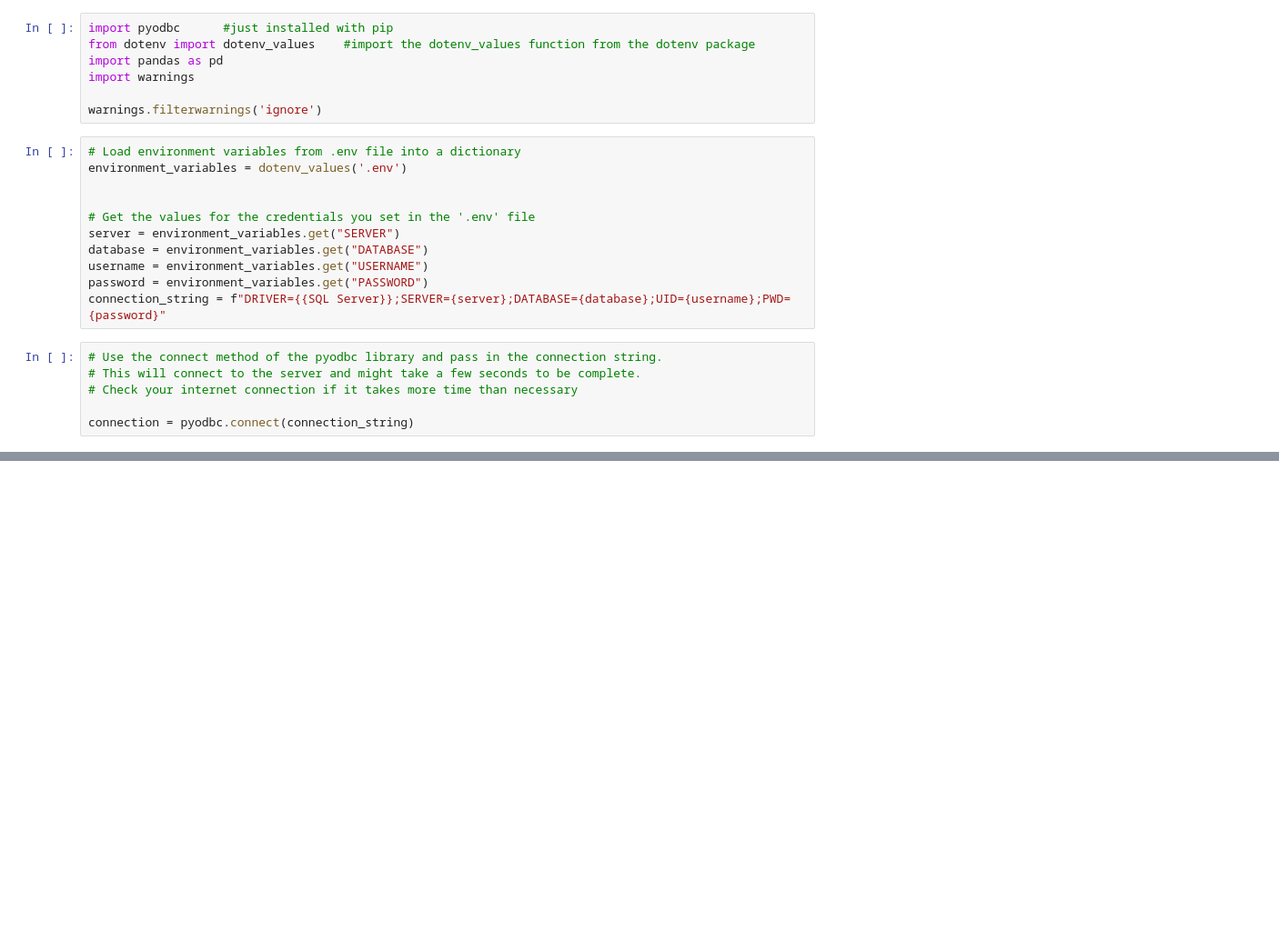
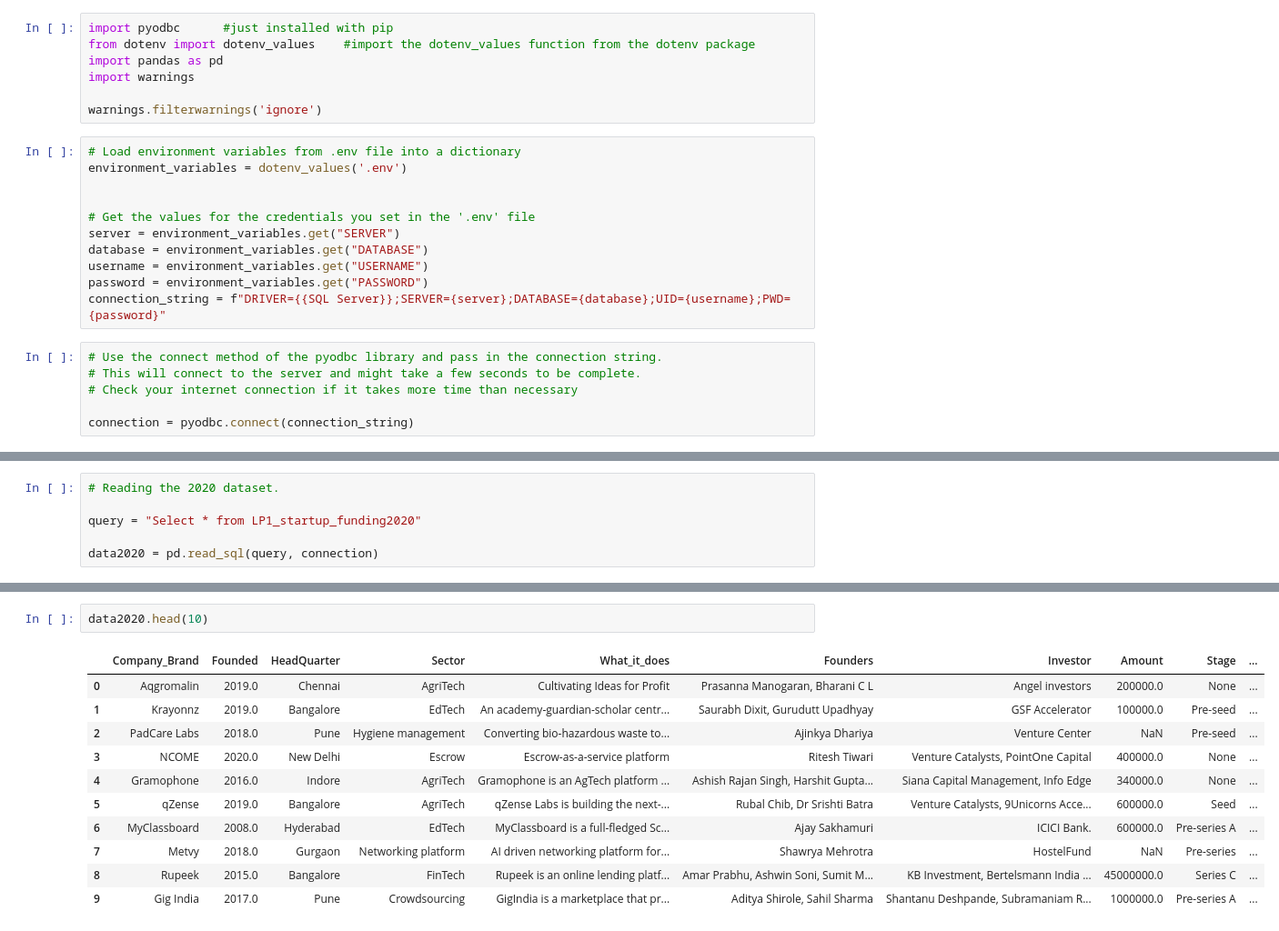
Before and after one commit to OnsongoN/firstLP1, a Jupyter notebook: notebook.ipynb, the cells around one changed output, grey strips where cells are left out. Shown at 91% size. Drawn from its saved outputs; the diff is of its cells as text; blank space fills up the shorter version.

```diff
--- a/notebook.ipynb
+++ b/notebook.ipynb
@@ -54,0 +33,6 @@ data
+# %%
+# Reading the 2020 dataset.
+
+query = "Select * from LP1_startup_funding2020"
+
+data2020 = pd.read_sql(query, connection)
@@ -54,0 +141,14 @@ data
+# %%
+data2020.head(10)
+# %% [output]
+|  | Company_Brand | Founded | HeadQuarter | Sector | What_it_does | Founders | Investor | Amount | Stage | ... |
+| 0 | Aqgromalin | 2019.0 | Chennai | AgriTech | Cultivating Ideas for Profit | Prasanna Manogaran, Bharani C L | Angel investors | 200000.0 | None | ... |
+| 1 | Krayonnz | 2019.0 | Bangalore | EdTech | An academy-guardian-scholar centr... | Saurabh Dixit, Gurudutt Upadhyay | GSF Accelerator | 100000.0 | Pre-seed | ... |
+| 2 | PadCare Labs | 2018.0 | Pune | Hygiene management | Converting bio-hazardous waste to... | Ajinkya Dhariya | Venture Center | NaN | Pre-seed | ... |
+| 3 | NCOME | 2020.0 | New Delhi | Escrow | Escrow-as-a-service platform | Ritesh Tiwari | Venture Catalysts, PointOne Capital | 400000.0 | None | ... |
+| 4 | Gramophone | 2016.0 | Indore | AgriTech | Gramophone is an AgTech platform ... | Ashish Rajan Singh, Harshit Gupta... | Siana Capital Management, Info Edge | 340000.0 | None | ... |
+| 5 | qZense | 2019.0 | Bangalore | AgriTech | qZense Labs is building the next-... | Rubal Chib, Dr Srishti Batra | Venture Catalysts, 9Unicorns Acce... | 600000.0 | Seed | ... |
+| 6 | MyClassboard | 2008.0 | Hyderabad | EdTech | MyClassboard is a full-fledged Sc... | Ajay Sakhamuri | ICICI Bank. | 600000.0 | Pre-series A | ... |
+| 7 | Metvy | 2018.0 | Gurgaon | Networking platform | AI driven networking platform for... | Shawrya Mehrotra | HostelFund | NaN | Pre-series | ... |
+| 8 | Rupeek | 2015.0 | Bangalore | FinTech | Rupeek is an online lending platf... | Amar Prabhu, Ashwin Soni, Sumit M... | KB Investment, Bertelsmann India ... | 45000000.0 | Series C | ... |
+| 9 | Gig India | 2017.0 | Pune | Crowdsourcing | GigIndia is a marketplace that pr... | Aditya Shirole, Sahil Sharma | Shantanu Deshpande, Subramaniam R... | 1000000.0 | Pre-series A | ... |
```
Also changed, not shown: parts of 54 cells of this notebook, 1 other file.
